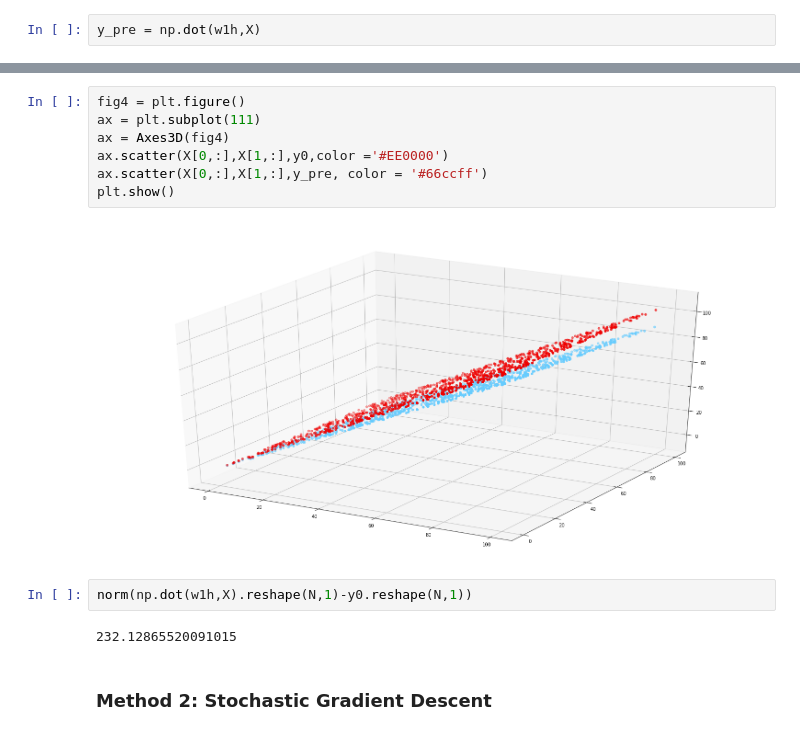
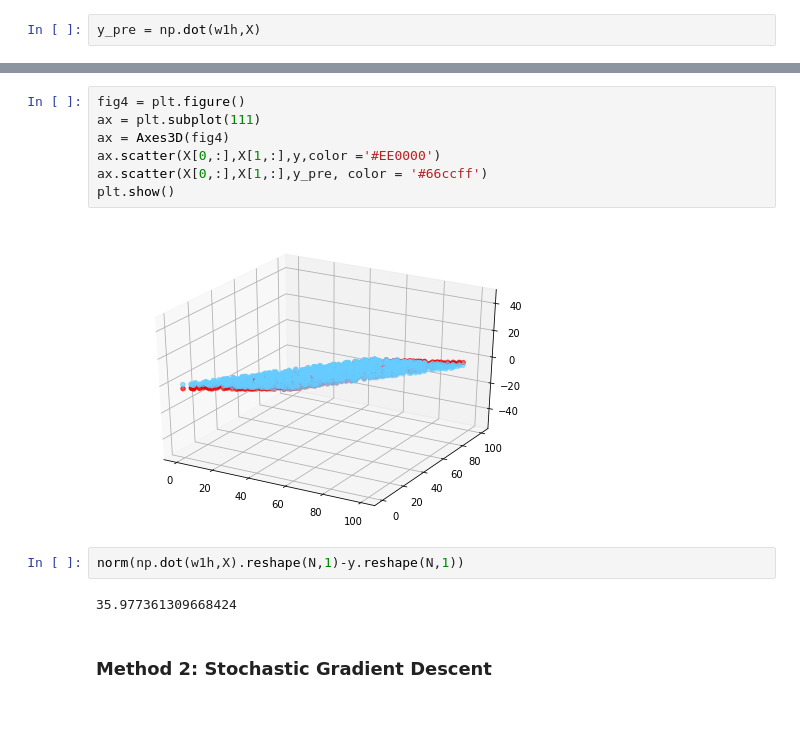
Before and after one commit to AkatsukiSirius/Machine-Learning-Notes, a Jupyter notebook: Lec 2. Linear Regression.ipynb, the cells around one changed output, grey strips where cells are left out. Cells and saved outputs as stored; diff of their text form.

```diff
--- a/Lec 2. Linear Regression.ipynb
+++ b/Lec 2. Linear Regression.ipynb
@@ -279,16 +264,16 @@ plt.scatter(X[0,:],X[1,:],y_pre, color = '#66ccff')
 # %%
 fig4 = plt.figure()
 ax = plt.subplot(111)
 ax = Axes3D(fig4)
-ax.scatter(X[0,:],X[1,:],y0,color ='#EE0000')
+ax.scatter(X[0,:],X[1,:],y,color ='#EE0000')
 ax.scatter(X[0,:],X[1,:],y_pre, color = '#66ccff')
 plt.show()
 # %% [output]
-[figure, old version]
+[figure, new version]
 # %%
-norm(np.dot(w1h,X).reshape(N,1)-y0.reshape(N,1))
+norm(np.dot(w1h,X).reshape(N,1)-y.reshape(N,1))
 # %% [output]
-232.12865520091015
+35.977361309668424
 # %% [markdown]
 ### Method 2: Stochastic Gradient Descent
 # %% [markdown]
```
Also changed, not shown: parts of 110 cells of this notebook.
